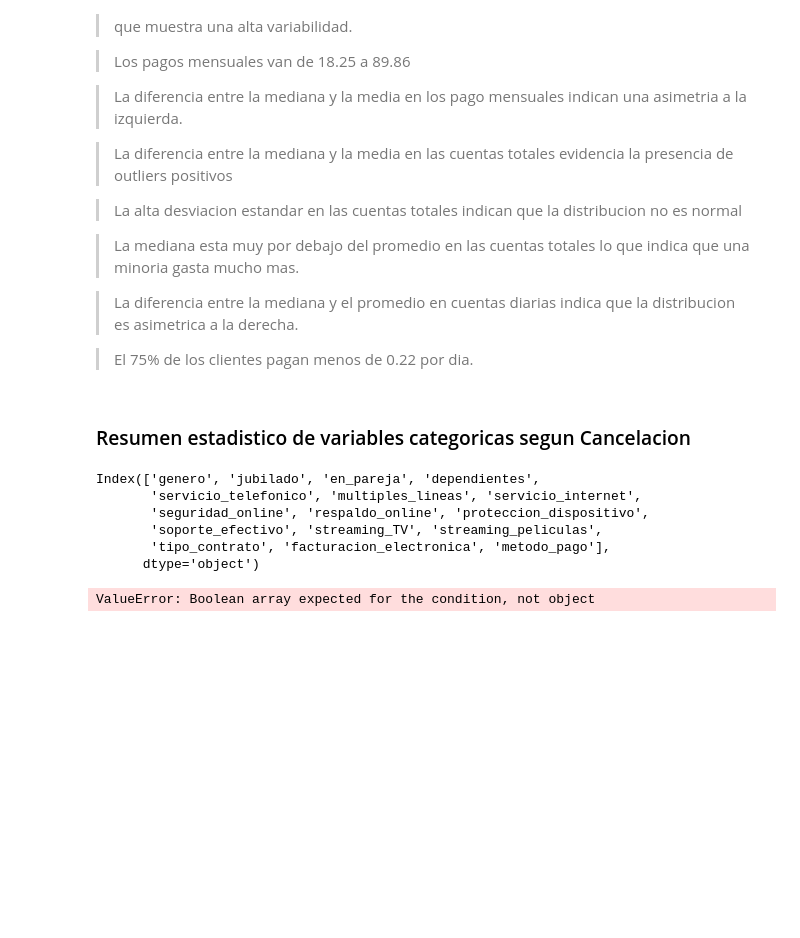
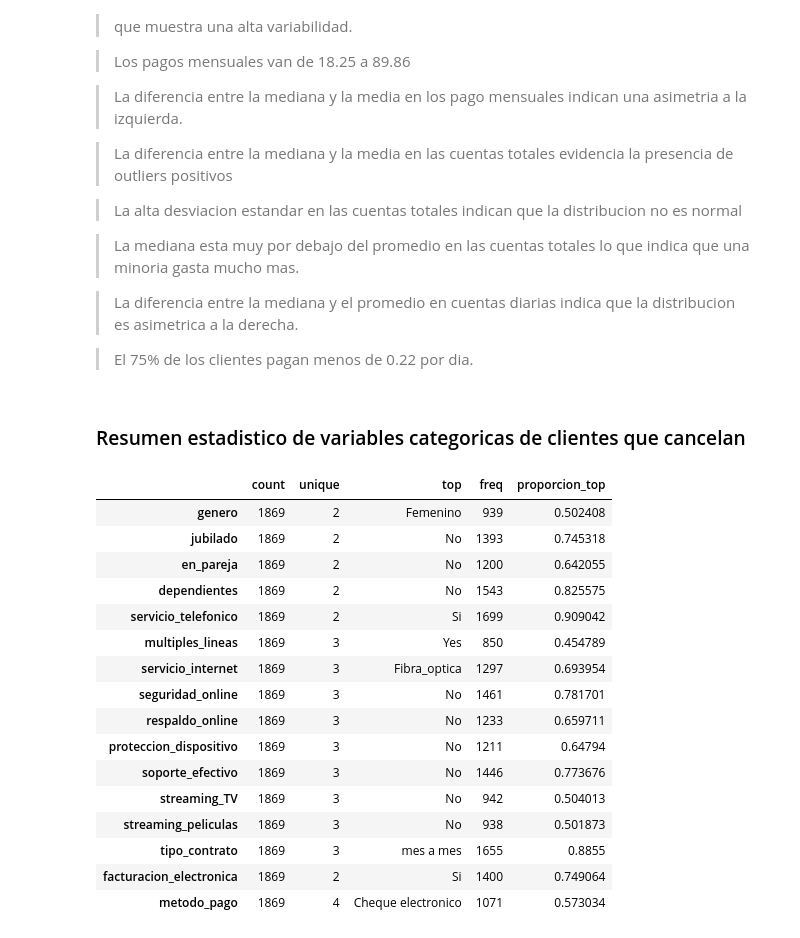
Before and after one commit to jbernalg/challenge_TelecomX, a Jupyter notebook: challenge_telecomx.ipynb, the cells around one changed output. Cells and saved outputs as stored; diff of their text form; code cells hidden in the pictures; blank space fills up the shorter version.

Commit message:
resumen estadistico de clientes que cancelan

```diff
--- a/challenge_telecomx.ipynb
+++ b/challenge_telecomx.ipynb
@@ -651,19 +651,42 @@ df_exp[var_numericas].describe()
 
 > El 75% de los clientes pagan menos de 0.22 por dia.
 # %% [markdown]
-### Resumen estadistico de variables categoricas segun Cancelacion
+### Resumen estadistico de variables categoricas de clientes que cancelan
 # %%
 # lista de variables categoricas
 var_categoricas = df_exp.select_dtypes(include=['object', 'category']).columns
-var_categoricas
+
+# obtener dataframe con variables categoricas mas la variable cancelacion
+df_c = df_exp[var_categoricas].copy()
+df_c['cancelacion'] = df_exp['cancelacion'].copy()
+
+# seleccionar registros con clientes que cancelaron
+df_c_cancelaron = df_c[df_c['cancelacion'] == 1]
+
+# resumen estadistico de las variables categoricas
+df_c_cancelaron = df_c_cancelaron.describe(exclude='int')
+
+# trasponer filas por columnas
+df_c_cancelaron = df_c_cancelaron.T
+
+# agregar la columna 'proporcion top'
+df_c_cancelaron['proporcion_top'] = df_c_cancelaron['freq']/df_c_cancelaron['count']
+df_c_cancelaron
 # %% [output]
-Index(['genero', 'jubilado', 'en_pareja', 'dependientes',
-       'servicio_telefonico', 'multiples_lineas', 'servicio_internet',
-       'seguridad_online', 'respaldo_online', 'proteccion_dispositivo',
-       'soporte_efectivo', 'streaming_TV', 'streaming_peliculas',
-       'tipo_contrato', 'facturacion_electronica', 'metodo_pago'],
-      dtype='object')
+|  | count | unique | top | freq | proporcion_top |
+| genero | 1869 | 2 | Femenino | 939 | 0.502408 |
+| jubilado | 1869 | 2 | No | 1393 | 0.745318 |
+| en_pareja | 1869 | 2 | No | 1200 | 0.642055 |
+| dependientes | 1869 | 2 | No | 1543 | 0.825575 |
+| servicio_telefonico | 1869 | 2 | Si | 1699 | 0.909042 |
+| multiples_lineas | 1869 | 3 | Yes | 850 | 0.454789 |
+| servicio_internet | 1869 | 3 | Fibra_optica | 1297 | 0.693954 |
+| seguridad_online | 1869 | 3 | No | 1461 | 0.781701 |
+| respaldo_online | 1869 | 3 | No | 1233 | 0.659711 |
+| proteccion_dispositivo | 1869 | 3 | No | 1211 | 0.64794 |
+| soporte_efectivo | 1869 | 3 | No | 1446 | 0.773676 |
+| streaming_TV | 1869 | 3 | No | 942 | 0.504013 |
+| streaming_peliculas | 1869 | 3 | No | 938 | 0.501873 |
+| tipo_contrato | 1869 | 3 | mes a mes | 1655 | 0.8855 |
+| facturacion_electronica | 1869 | 2 | Si | 1400 | 0.749064 |
+| metodo_pago | 1869 | 4 | Cheque electronico | 1071 | 0.573034 |
-# %%
-df_exp[df_exp[var_categoricas]][df_exp['cancelacion'] == 1]
-# %% [output]
-ValueError: Boolean array expected for the condition, not object
```
Also changed, not shown: parts of 3 cells of this notebook.
